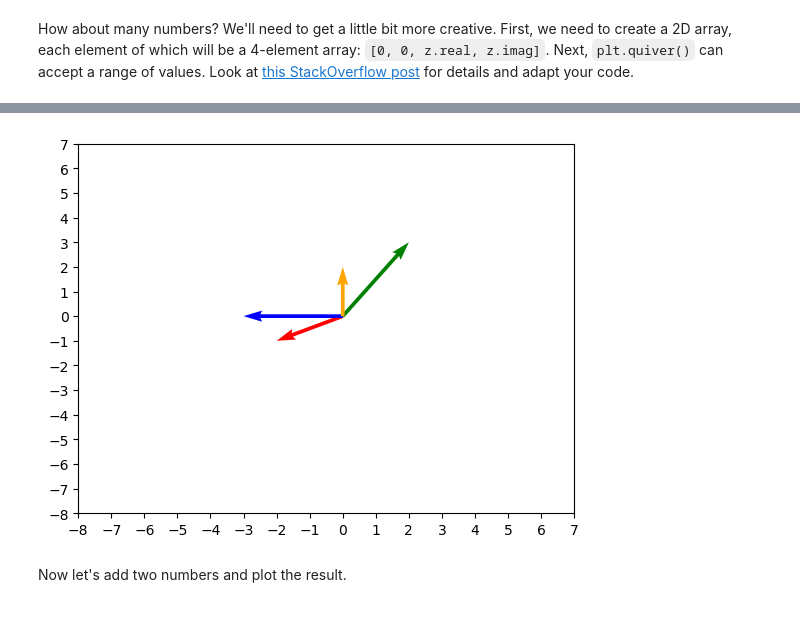
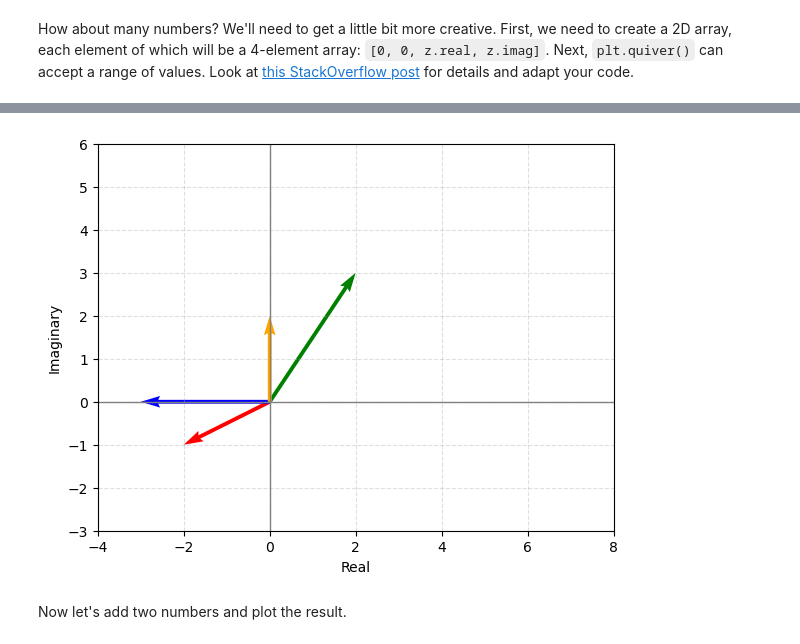
Before and after one commit to tproykov/MathsForDevelopers, a Jupyter notebook: 02.BasicAlgebra/02_Basic Algebra Exercise.ipynb, the cells around one changed output, grey strips where cells are left out. Cells and saved outputs as stored; diff of their text form; code cells hidden in the pictures; blank space fills up the shorter version.

```diff
--- a/02.BasicAlgebra/02_Basic Algebra Exercise.ipynb
+++ b/02.BasicAlgebra/02_Basic Algebra Exercise.ipynb
@@ -359,24 +463,32 @@ How about many numbers? We'll need to get a little bit more creative. First, we
 # %%
 def plot_complex_numbers(numbers, colors):
     """
-    Plots the given complex numbers as radius vectors in the 2D space
+    Plots the given complex numbers as radius vectors in the 2D space.
     """
-    # Write your code here
+    fig, ax = plt.subplots(figsize=(6, 6))
+    ax.axhline(0, color='gray', lw=1)
+    ax.axvline(0, color='gray', lw=1)
+
     zeros = [0] * len(numbers)
-    real_parts = [number.real for number in numbers]
-    imag_parts = [number.imag for number in numbers]
-    plt.quiver(zeros, zeros, real_parts, imag_parts,
-               angles = "xy", scale_units = "xy", scale = 1, color = colors)
-    plt.xticks(range(-8, 8))
-    plt.yticks(range(-8, 8))
+    real_parts = [z.real for z in numbers]
+    imag_parts = [z.imag for z in numbers]
+    ax.quiver(zeros, zeros, real_parts, imag_parts,
+              angles="xy", scale_units="xy", scale=1, color=colors)
+
+    ax.set_xlim(-4, 8)
+    ax.set_ylim(-3, 6)
+    ax.set_aspect('equal')
+
+    ax.set_xlabel('Real')
+    ax.set_ylabel('Imaginary')
+    ax.grid(True, linestyle='--', alpha=0.4)
+
+    plt.tight_layout()
     plt.show()
 
-
-
-
 plot_complex_numbers([2 + 3j, -2 - 1j, -3, 2j], ["green", "red", "blue", "orange"])
 # %% [output]
-[figure, old version]
+[figure, new version]
 # %% [markdown]
 Now let's add two numbers and plot the result.
 # %%
```
Also changed, not shown: parts of 23 cells of this notebook, 2 other files.
